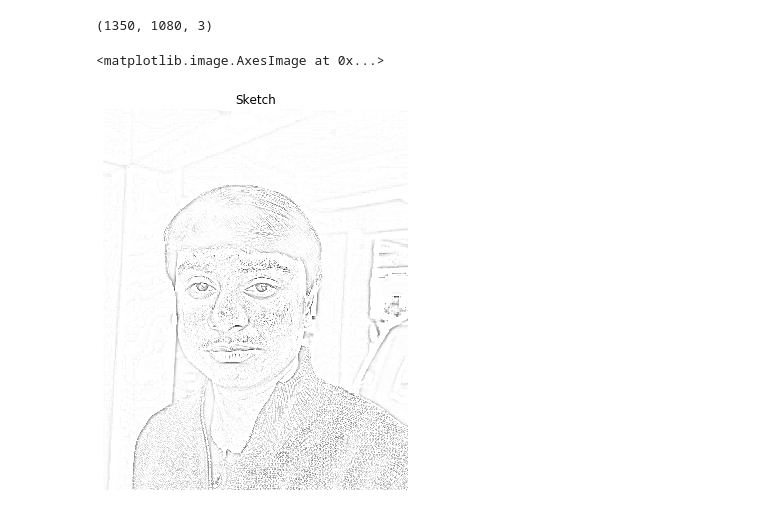
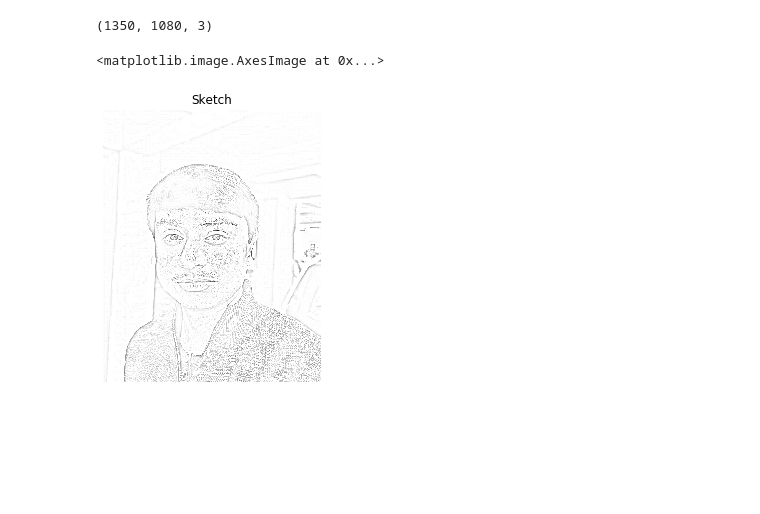
Before and after one commit to Somsubhra1/Pencil-Sketch, a Jupyter notebook: Main2.ipynb, the cells around one changed output. Cells and saved outputs as stored; diff of their text form; code cells hidden in the pictures; blank space fills up the shorter version.

```diff
--- a/Main2.ipynb
+++ b/Main2.ipynb
@@ -36,10 +36,10 @@ blur_img = scipy.ndimage.filters.gaussian_filter(inverted_img,sigma=5)
 # %%
 final_img= dodge(blur_img,gray_img)
 # %%
-plt.figure(1,figsize=(7,7))
+plt.figure(1,figsize=(5,5))
 plt.title("Sketch")
 plt.axis("off")
 plt.imshow(final_img, cmap="gray")
 # %% [output]
 <matplotlib.image.AxesImage at 0x...>
-[figure, old version]
+[figure, new version]
```
Also changed, not shown: 1 other file.
